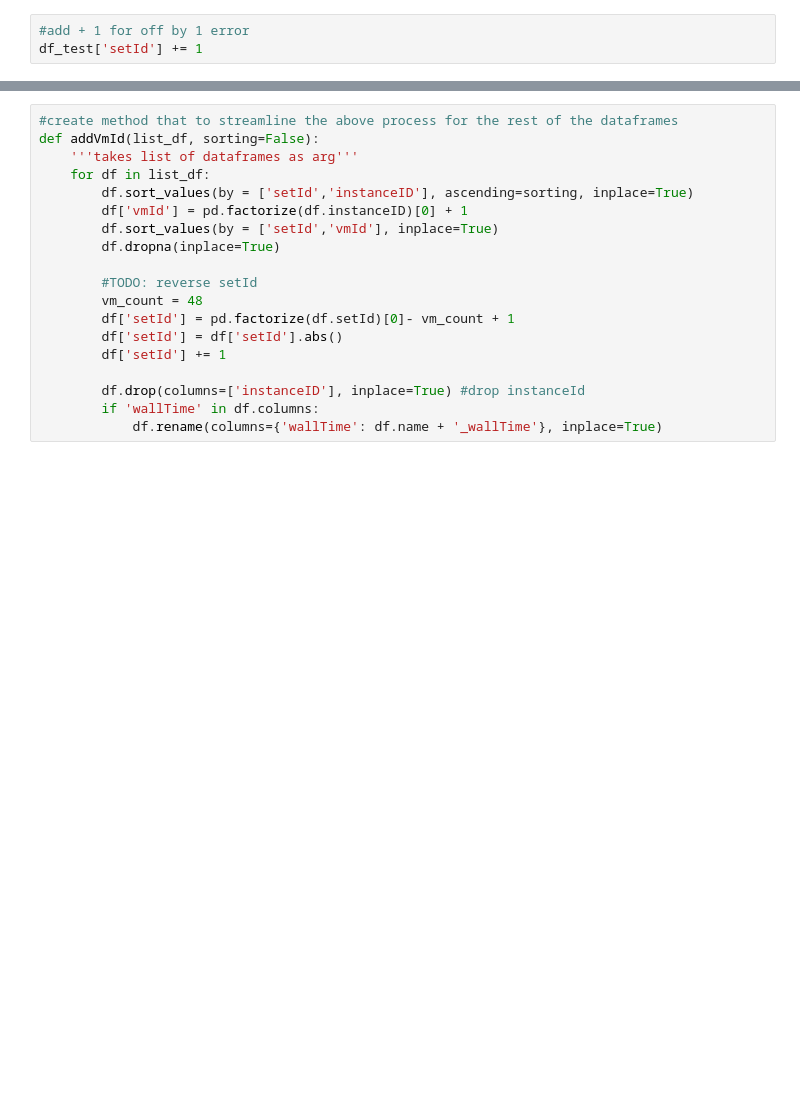
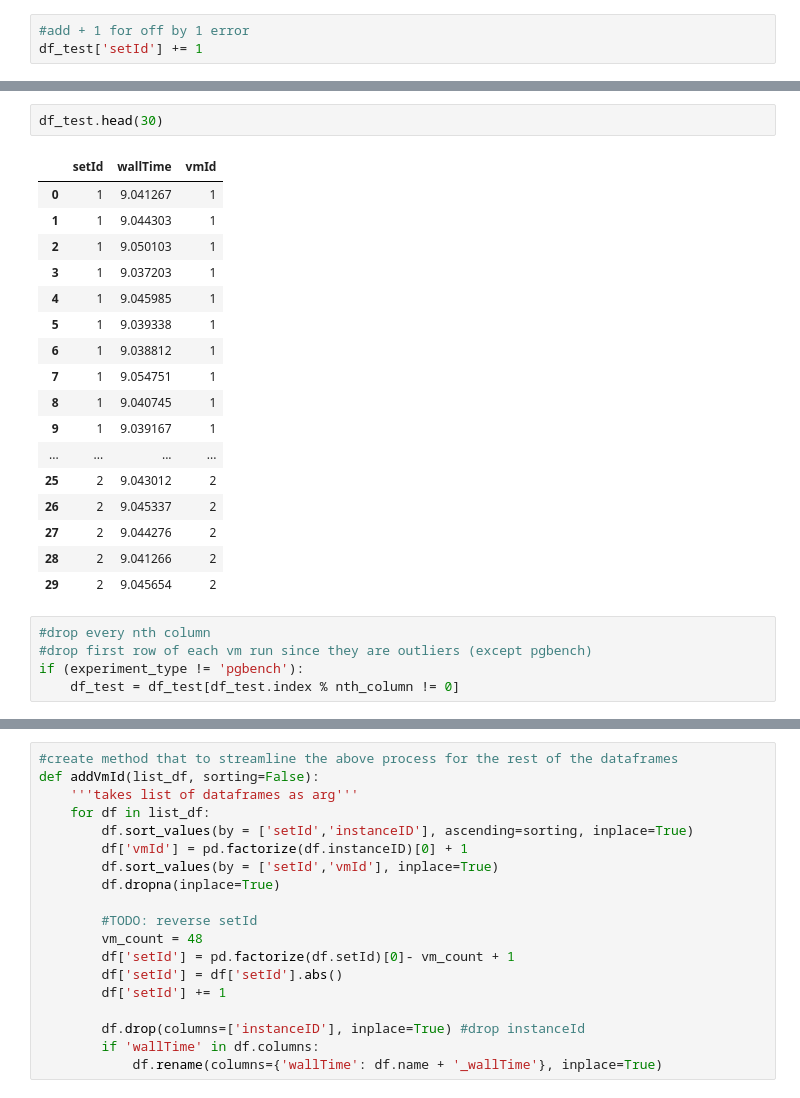
Before and after one commit to delvinuw/IaaSCloudResourceContention, a Jupyter notebook: modeldata/m5d/m5d analysis.ipynb, the cells around one changed output, grey strips where cells are left out. Saved outputs shown, nothing was run; the diff lists cells and outputs as text; blank space fills up the shorter version.

```diff
--- a/modeldata/m5d/m5d analysis.ipynb
+++ b/modeldata/m5d/m5d analysis.ipynb
@@ -119,0 +148,25 @@ df_test.tail()
+# %%
+df_test.head(30)
+# %% [output]
+|  | setId | wallTime | vmId |
+| 0 | 1 | 9.041267 | 1 |
+| 1 | 1 | 9.044303 | 1 |
+| 2 | 1 | 9.050103 | 1 |
+| 3 | 1 | 9.037203 | 1 |
+| 4 | 1 | 9.045985 | 1 |
+| 5 | 1 | 9.039338 | 1 |
+| 6 | 1 | 9.038812 | 1 |
+| 7 | 1 | 9.054751 | 1 |
+| 8 | 1 | 9.040745 | 1 |
+| 9 | 1 | 9.039167 | 1 |
+| ... | ... | ... | ... |
+| 25 | 2 | 9.043012 | 2 |
+| 26 | 2 | 9.045337 | 2 |
+| 27 | 2 | 9.044276 | 2 |
+| 28 | 2 | 9.041266 | 2 |
+| 29 | 2 | 9.045654 | 2 |
+# %%
+#drop every nth column
+#drop first row of each vm run since they are outliers (except pgbench)
+if (experiment_type != 'pgbench'):
+    df_test = df_test[df_test.index % nth_column != 0]
```
Also changed, not shown: parts of 13 cells of this notebook, 9 other files.
